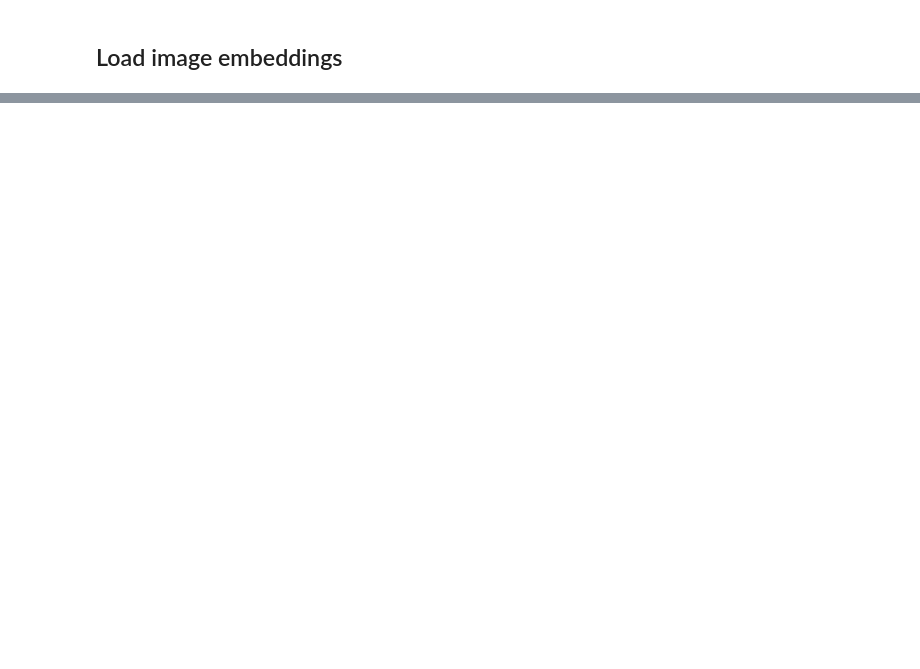
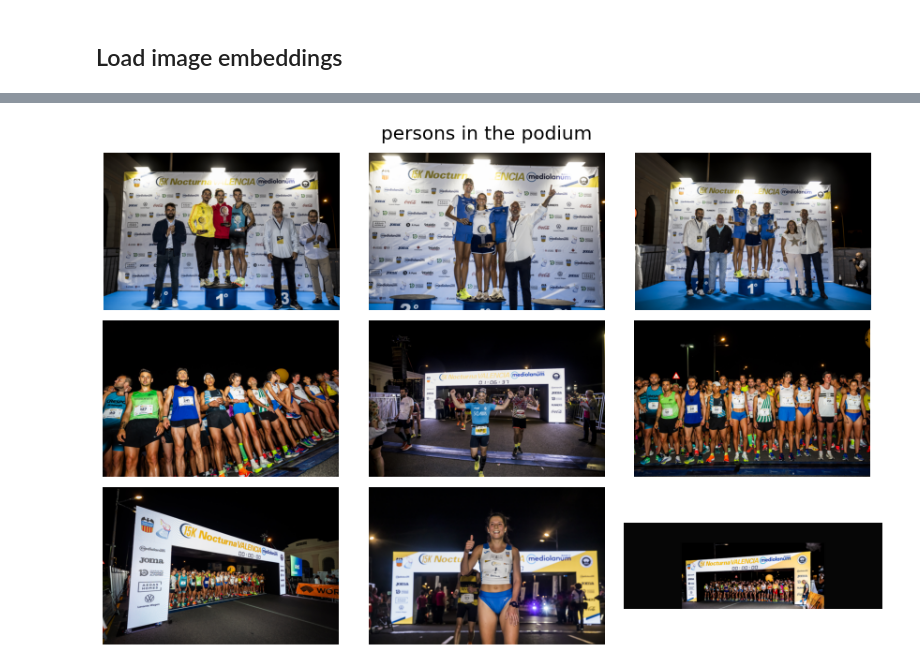
Before and after one commit to davertor/image-search-engine-for-flickr-photos-gallery, a Jupyter notebook: image_search_engine.ipynb, the cells around one changed output, grey strips where cells are left out. Cells and saved outputs as stored; diff of their text form; code cells hidden in the pictures; blank space fills up the shorter version.

```diff
--- a/image_search_engine.ipynb
+++ b/image_search_engine.ipynb
@@ -64,0 +72,6 @@ plt.show()
+# %%
+# Load csv file
+
+imgs_info_df = pd.read_csv(CSV_INFO)
+print(imgs_info_df.shape)
+imgs_info_df.head()
@@ -64,0 +86,27 @@ plt.show()
+# %%
+import requests
+from io import BytesIO
+
+text_search = 'persons in the podium'
+
+indexes = embed_model.get_similar_images_indexes(img_embeddings_np, text_search, n=9)
+
+target_img_filenames = [img_names_list[index] for index in indexes]
+
+target_urls = []
+for img_name in target_img_filenames:
+    item = imgs_info_df[imgs_info_df['filename'] == img_name.rsplit('.', 1)[0]]
+    target_urls.append(item['url'].values[0])
+
+fig, axes = plt.subplots(3,3, figsize=(12,8), facecolor='white')
+for i, url in enumerate(target_urls):
+    response = requests.get(url)
+    img = Image.open(BytesIO(response.content))
+    axes[i//3, i%3].imshow(img)
+    axes[i//3, i%3].axis('off')
+
+plt.suptitle(text_search, fontsize=20)
+plt.tight_layout()
+plt.show()
+# %% [output]
+[figure, added]
```
Also changed, not shown: parts of 8 cells of this notebook, 2 other files.
